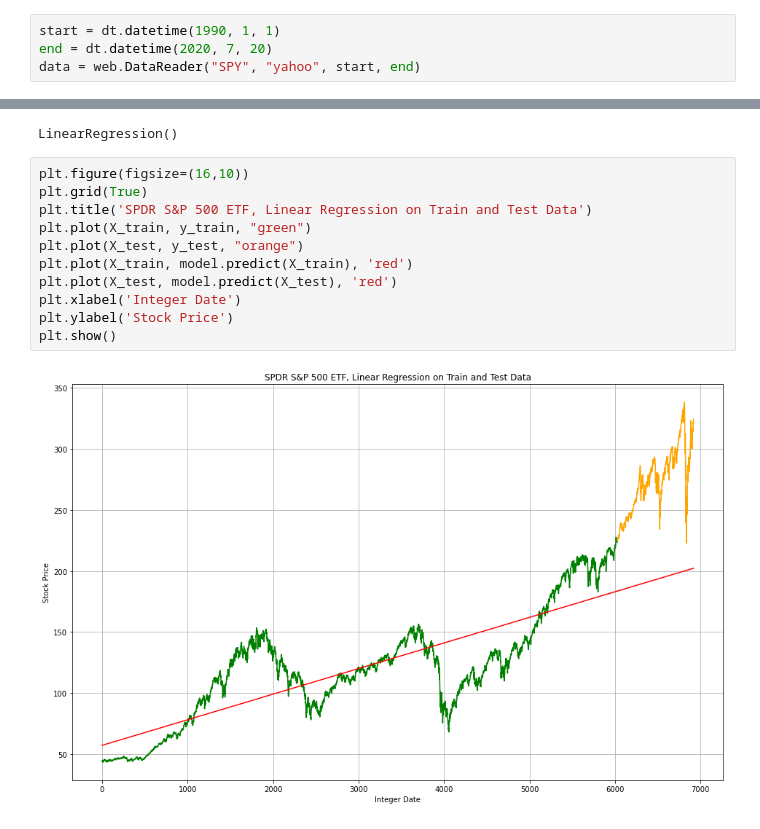
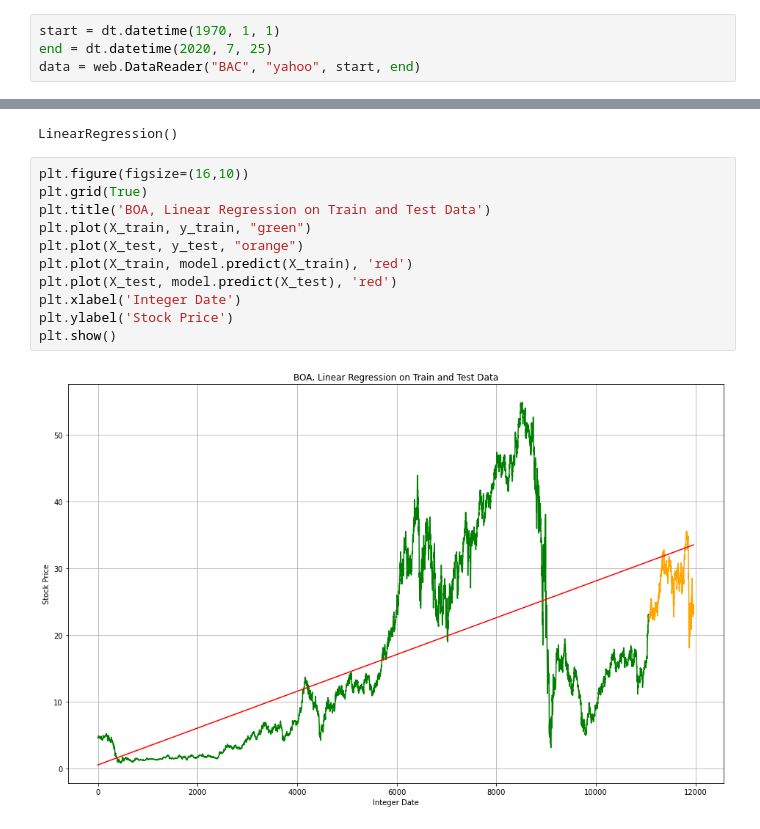
Before and after one commit to Wenbo-Git/Data-Science, a Jupyter notebook: Linear Regression/Linear Regression.ipynb, the cells around one changed output, grey strips where cells are left out. Drawn from its saved outputs; the diff is of its cells as text.

```diff
--- a/Linear Regression/Linear Regression.ipynb
+++ b/Linear Regression/Linear Regression.ipynb
@@ -65,9 +65,9 @@ import pandas_datareader.data as web
 import matplotlib.pyplot as plt
 from sklearn.linear_model import LinearRegression
 # %%
-start = dt.datetime(1990, 1, 1)
-end = dt.datetime(2020, 7, 20)
-data = web.DataReader("SPY", "yahoo", start, end)
+start = dt.datetime(1970, 1, 1)
+end = dt.datetime(2020, 7, 25)
+data = web.DataReader("BAC", "yahoo", start, end)
 # %%
 print(data.head())
 # %% [output]
@@ -118,13 +118,13 @@ LinearRegression()
 # %%
 plt.figure(figsize=(16,10))
 plt.grid(True)
-plt.title('SPDR S&P 500 ETF, Linear Regression on Train and Test Data')
+plt.title('BOA, Linear Regression on Train and Test Data')
 plt.plot(X_train, y_train, "green")
 plt.plot(X_test, y_test, "orange")
 plt.plot(X_train, model.predict(X_train), 'red')
 plt.plot(X_test, model.predict(X_test), 'red')
 plt.xlabel('Integer Date')
 plt.ylabel('Stock Price')
 plt.show()
 # %% [output]
-[figure, old version]
+[figure, new version]
```
Also changed, not shown: parts of 3 cells of this notebook.
